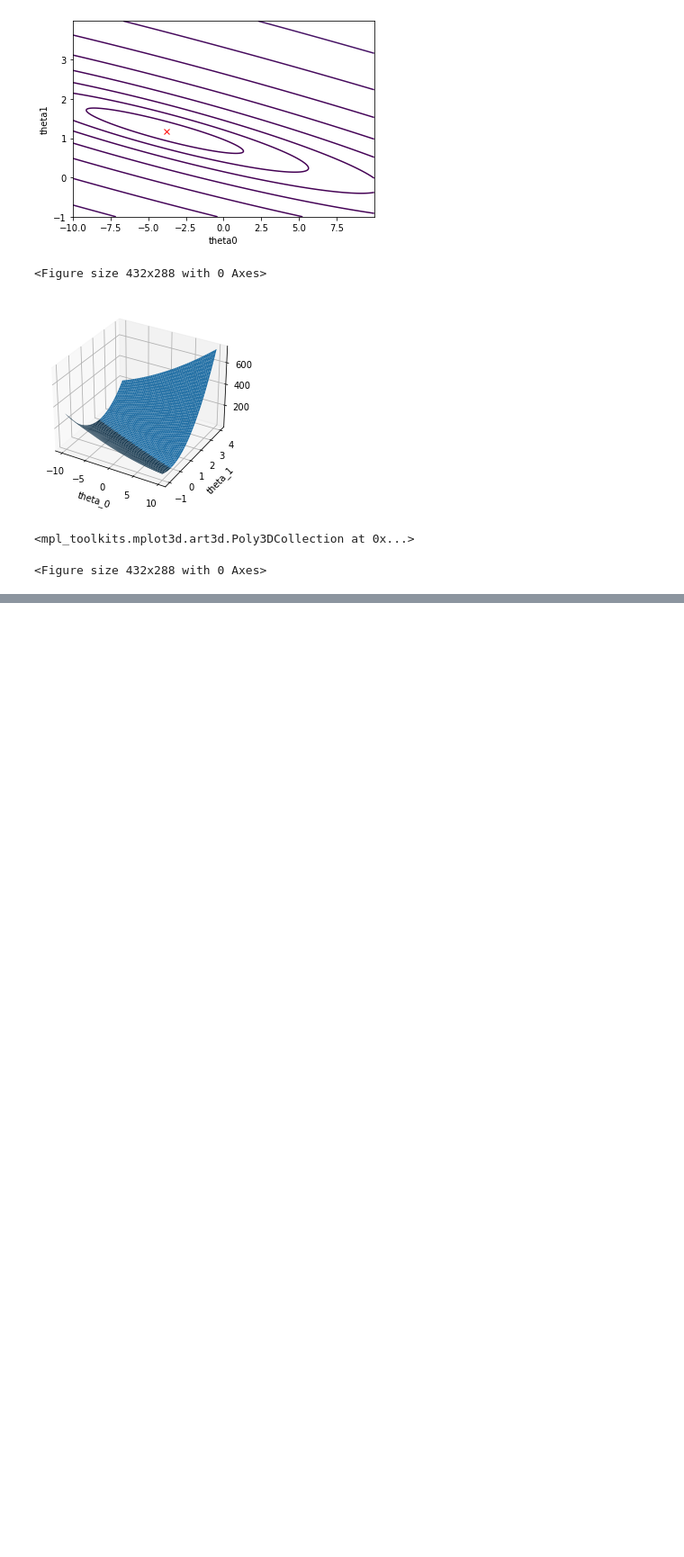
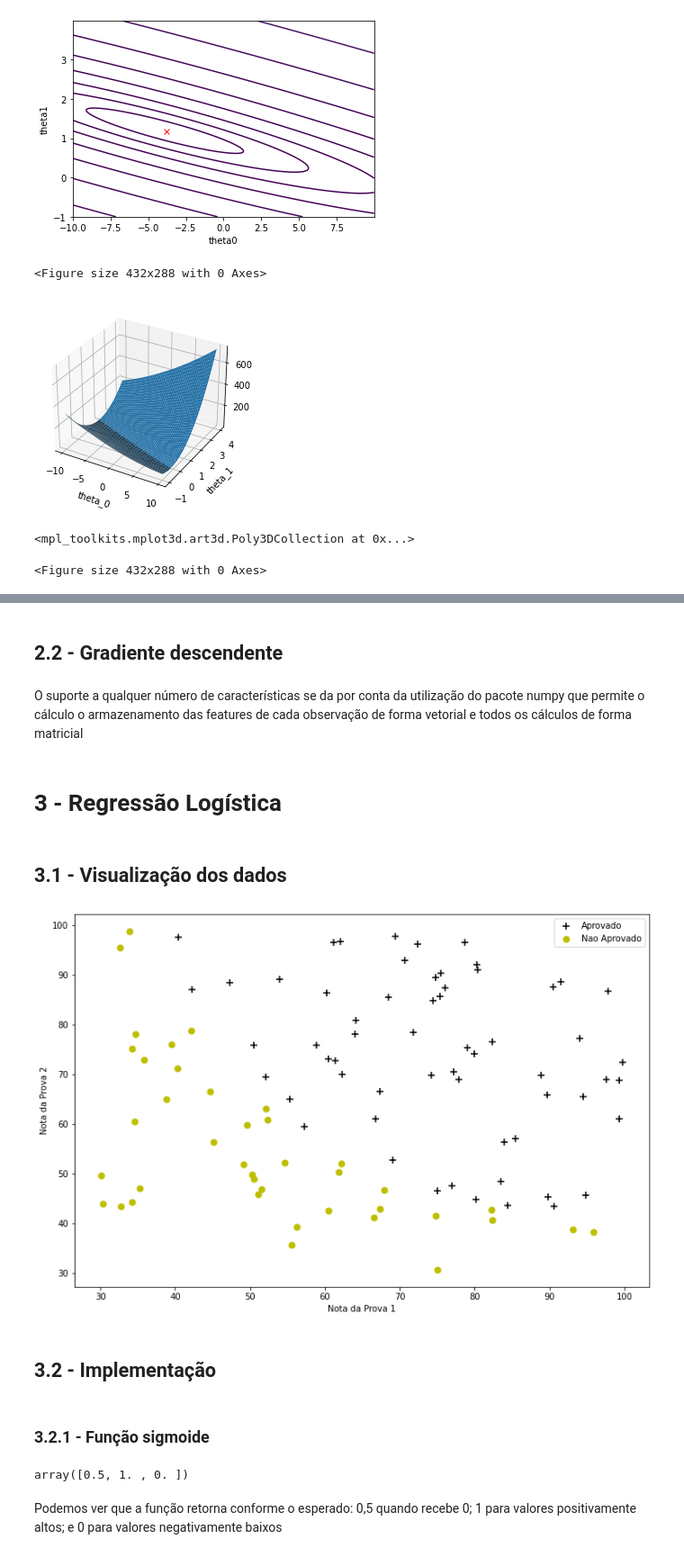
Before and after one commit to caioseda/ml-class, a Jupyter notebook: ml-t1/Trabalho1.ipynb, the cells around one changed output, grey strips where cells are left out. Shown at 90% size. Saved outputs shown, nothing was run; the diff lists cells and outputs as text; code cells hidden in the pictures; blank space fills up the shorter version.

```diff
--- a/ml-t1/Trabalho1.ipynb
+++ b/ml-t1/Trabalho1.ipynb
@@ -98,0 +140,2 @@ plot(J)
+# %% [markdown]
+## 2.2 - Gradiente descendente
@@ -98,0 +145,18 @@ plot(J)
+# %% [markdown]
+O suporte a qualquer número de características se da por conta da utilização do pacote numpy que permite o cálculo o armazenamento das features de cada observação de forma vetorial e todos os cálculos de forma matricial
+# %% [markdown]
+# 3 - Regressão Logística
+# %% [markdown]
+## 3.1 - Visualização dos dados
+# %%
+from plot_ex2data1 import importarDados,plot
+
+ex2data1_path = '/data/ex2data1.txt'
+data, X, y = importarDados()
+plot(data)
+# %% [output]
+[figure, added]
+# %% [markdown]
+## 3.2 - Implementação
+# %% [markdown]
+### 3.2.1 - Função sigmoide
@@ -98,0 +165,7 @@ plot(J)
+# %%
+values = np.array([0,999,-999])
+sigmoide(values)
+# %% [output]
+array([0.5, 1. , 0. ])
+# %% [markdown]
+Podemos ver que a função retorna conforme o esperado: 0,5 quando recebe 0; 1 para valores positivamente altos; e 0 para valores negativamente baixos
```
Also changed, not shown: parts of 57 cells of this notebook, 19 other files.
